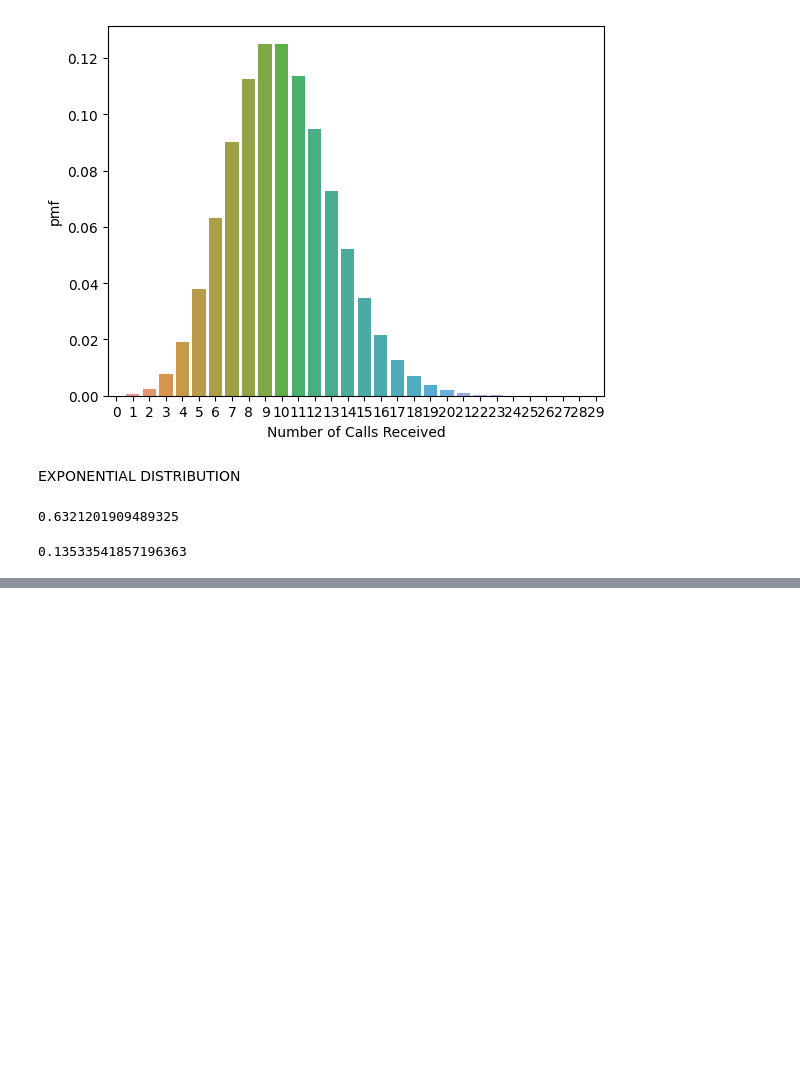
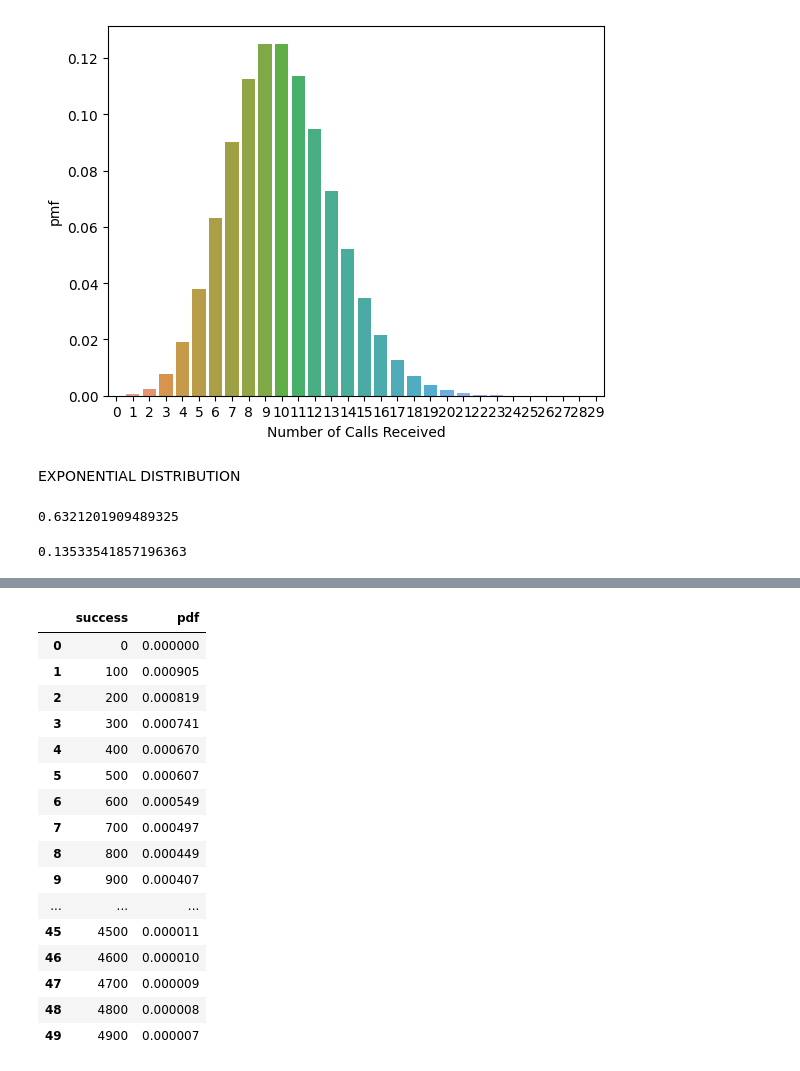
Before and after one commit to luanlimasoueu/analise-de-dados, a Jupyter notebook: livros/Fundamentals-of-AIML-text-book-4/3_capitulo/3_capitulo.ipynb, the cells around one changed output, grey strips where cells are left out. Cells and saved outputs as stored; diff of their text form; code cells hidden in the pictures; blank space fills up the shorter version.

```diff
--- a/livros/Fundamentals-of-AIML-text-book-4/3_capitulo/3_capitulo.ipynb
+++ b/livros/Fundamentals-of-AIML-text-book-4/3_capitulo/3_capitulo.ipynb
@@ -72,0 +91,20 @@ scale = 1000)
+# %%
+pdf_df
+# %% [output]
+|  | success | pdf |
+| 0 | 0 | 0.000000 |
+| 1 | 100 | 0.000905 |
+| 2 | 200 | 0.000819 |
+| 3 | 300 | 0.000741 |
+| 4 | 400 | 0.000670 |
+| 5 | 500 | 0.000607 |
+| 6 | 600 | 0.000549 |
+| 7 | 700 | 0.000497 |
+| 8 | 800 | 0.000449 |
+| 9 | 900 | 0.000407 |
+| ... | ... | ... |
+| 45 | 4500 | 0.000011 |
+| 46 | 4600 | 0.000010 |
+| 47 | 4700 | 0.000009 |
+| 48 | 4800 | 0.000008 |
+| 49 | 4900 | 0.000007 |
```
Also changed, not shown: parts of 2 cells of this notebook.
